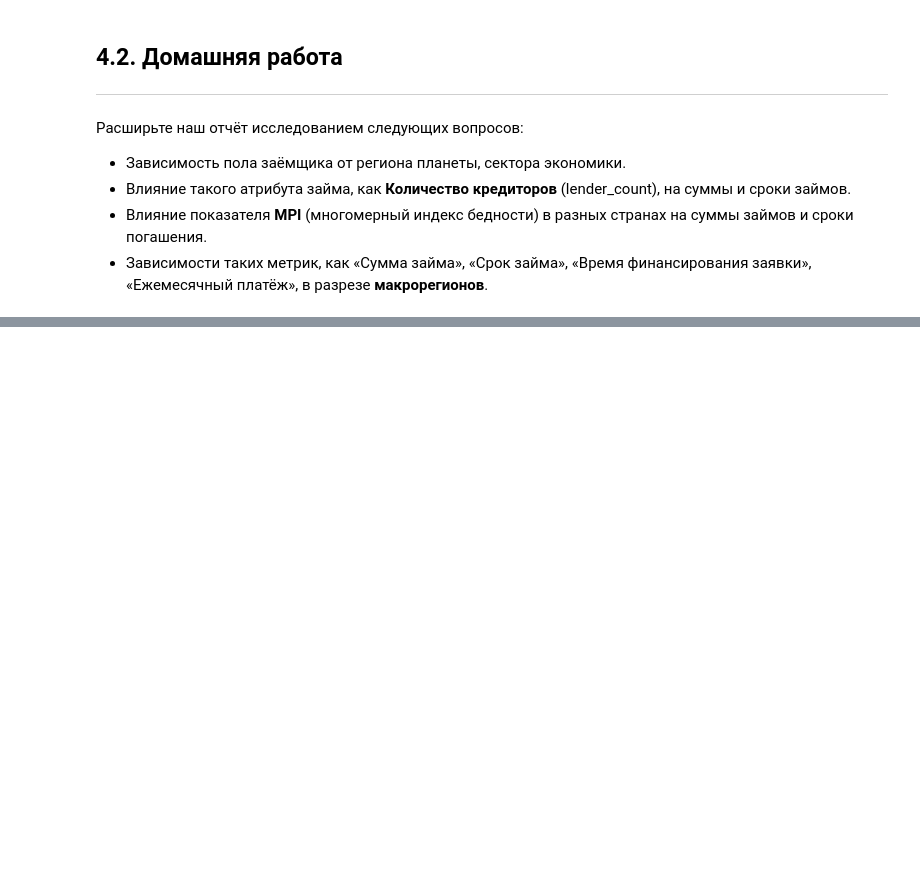
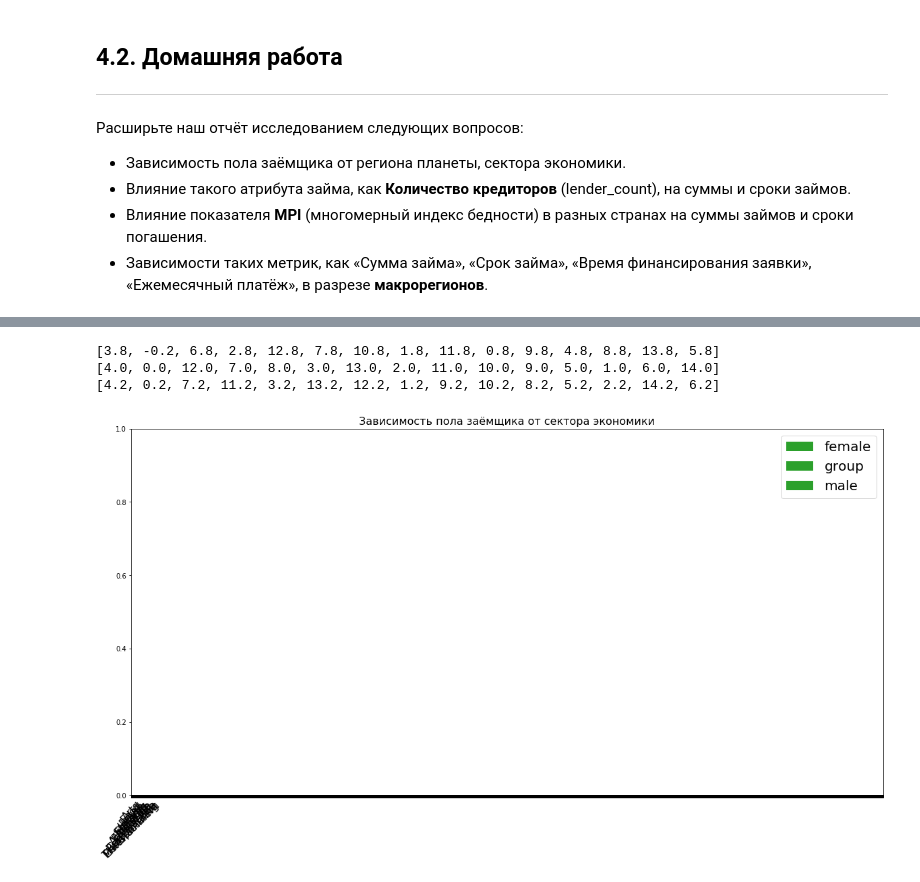
Before and after one commit to TomasHogger/python, a Jupyter notebook: kiva/kiva.ipynb, the cells around one changed output, grey strips where cells are left out. Saved outputs shown, nothing was run; the diff lists cells and outputs as text; code cells hidden in the pictures; blank space fills up the shorter version.

```diff
--- a/kiva/kiva.ipynb
+++ b/kiva/kiva.ipynb
@@ -124,0 +170,29 @@ top_100_bar(df.sex_type.value_counts(), 'по гендерам')
+# %%
+df = df_kiva_loans.copy()
+
+plt.figure(figsize=(20,10))
+ax = plt.subplot(111)
+
+sectors = list(df.sector.unique())
+
+rects = list()
+names = list()
+
+i = -0.2
+for name, group in df.groupby('sex_type'):
+    sec = group.sector.value_counts()
+    print([sectors.index(x) + i for x in sec.index])
+#     rec = ax.bar([sectors.index(x) + i for x in sec.index], sec.values, width=0.2)
+    rects.append(rec)
+    names.append(name)
+    i += 0.2
+ax.legend(rects, names, fontsize=20)
+ax.set_xticks(x)
+ax.set_title("Зависимость пола заёмщика от сектора экономики", fontsize=16)
+ax.set_xticklabels(sectors, rotation=45, fontsize=15)
+plt.show()
+# %% [output]
+[3.8, -0.2, 6.8, 2.8, 12.8, 7.8, 10.8, 1.8, 11.8, 0.8, 9.8, 4.8, 8.8, 13.8, 5.8]
+[4.0, 0.0, 12.0, 7.0, 8.0, 3.0, 13.0, 2.0, 11.0, 10.0, 9.0, 5.0, 1.0, 6.0, 14.0]
+[4.2, 0.2, 7.2, 11.2, 3.2, 13.2, 12.2, 1.2, 9.2, 10.2, 8.2, 5.2, 2.2, 14.2, 6.2]
+[figure, added]
```
Also changed, not shown: parts of 7 cells of this notebook.
